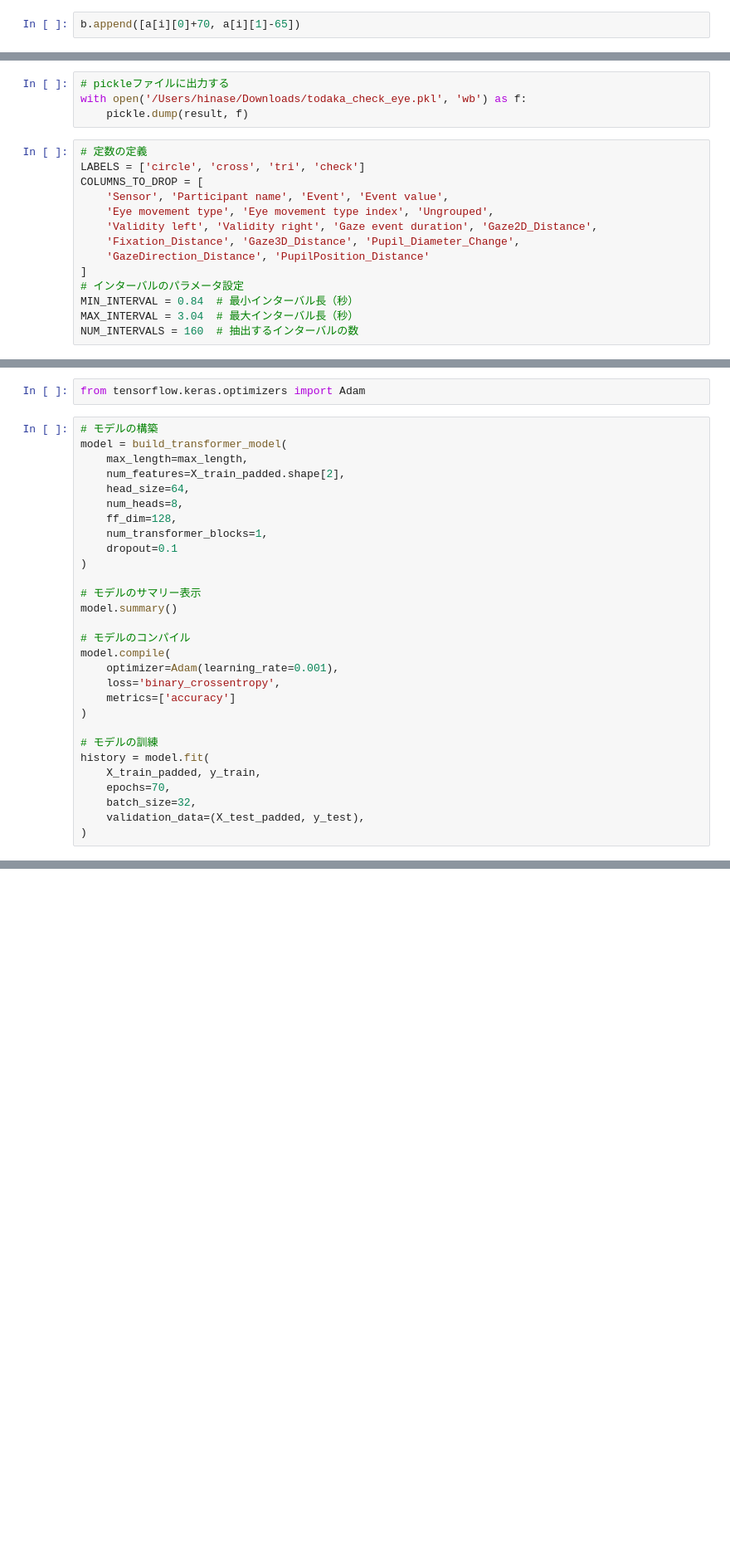
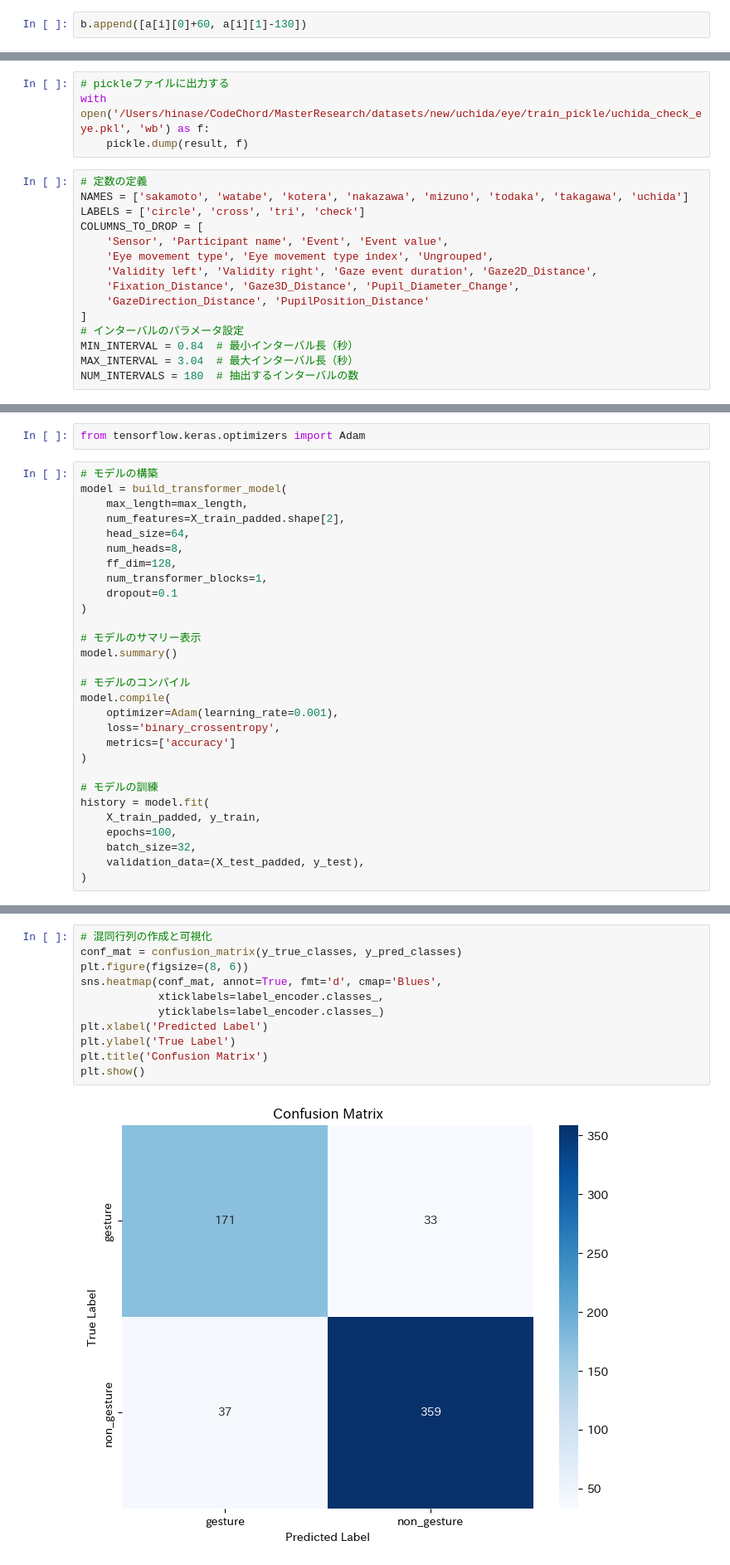
Before and after one commit to hinapyon/MasterResearch, a Jupyter notebook: MasterResearchDataProcessing.ipynb, the cells around one changed output, grey strips where cells are left out. Shown at 83% size. Saved outputs shown, nothing was run; the diff lists cells and outputs as text; blank space fills up the shorter version.

```diff
--- a/MasterResearchDataProcessing.ipynb
+++ b/MasterResearchDataProcessing.ipynb
@@ -134,5 +141,5 @@ a[i]
 # %%
-b.append([a[i][0]+70, a[i][1]-65])
+b.append([a[i][0]+60, a[i][1]-130])
 # %%
 b
 # %%
@@ -179,10 +186,11 @@ for idx, data in enumerate(result):
 len(result)
 # %%
 # pickleファイルに出力する
-with open('/Users/hinase/Downloads/todaka_check_eye.pkl', 'wb') as f:
+with open('/Users/hinase/CodeChord/MasterResearch/datasets/new/uchida/eye/train_pickle/uchida_check_eye.pkl', 'wb') as f:
     pickle.dump(result, f)
 # %%
 # 定数の定義
+NAMES = ['sakamoto', 'watabe', 'kotera', 'nakazawa', 'mizuno', 'todaka', 'takagawa', 'uchida']
 LABELS = ['circle', 'cross', 'tri', 'check']
 COLUMNS_TO_DROP = [
     'Sensor', 'Participant name', 'Event', 'Event value',
@@ -194,4 +202,4 @@ COLUMNS_TO_DROP = [
 # インターバルのパラメータ設定
 MIN_INTERVAL = 0.84  # 最小インターバル長（秒）
 MAX_INTERVAL = 3.04  # 最大インターバル長（秒）
-NUM_INTERVALS = 160  # 抽出するインターバルの数
+NUM_INTERVALS = 180  # 抽出するインターバルの数
@@ -570,7 +660,7 @@ model.compile(
 # モデルの訓練
 history = model.fit(
     X_train_padded, y_train,
-    epochs=70,
+    epochs=100,
     batch_size=32,
     validation_data=(X_test_padded, y_test),
 )
@@ -646,3 +739,16 @@ weighted avg       0.88      0.88      0.88       437
+# %%
+# 混同行列の作成と可視化
+conf_mat = confusion_matrix(y_true_classes, y_pred_classes)
+plt.figure(figsize=(8, 6))
+sns.heatmap(conf_mat, annot=True, fmt='d', cmap='Blues',
+            xticklabels=label_encoder.classes_,
+            yticklabels=label_encoder.classes_)
+plt.xlabel('Predicted Label')
+plt.ylabel('True Label')
+plt.title('Confusion Matrix')
+plt.show()
+# %% [output]
+[figure, added]
 # %%
 # 1. 特徴量数を取得
 num_features = X_train_padded.shape[2]
```
Also changed, not shown: parts of 36 cells of this notebook.
